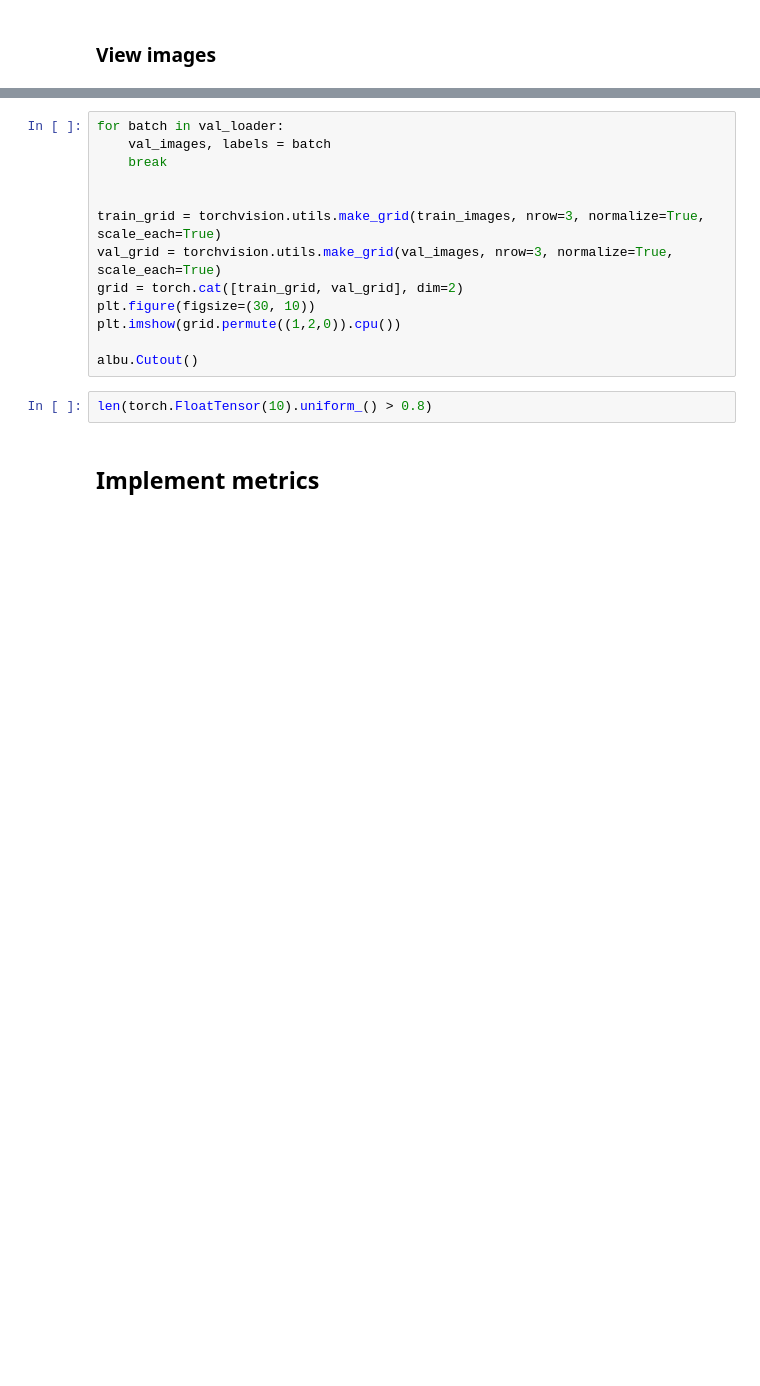
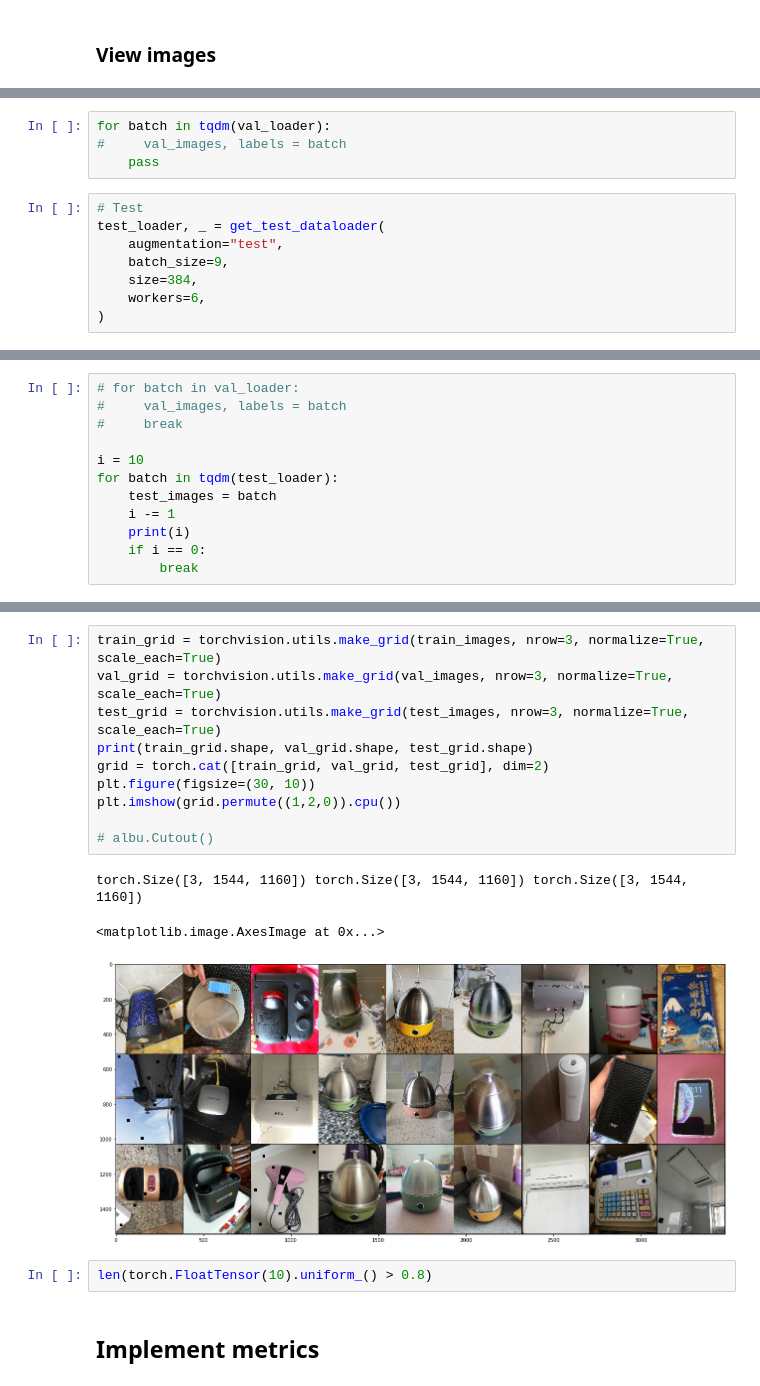
Before and after one commit to zakajd/huawei2020, a Jupyter notebook: notebooks/1_EDA_Jamil.ipynb, the cells around one changed output, grey strips where cells are left out. Cells and saved outputs as stored; diff of their text form; blank space fills up the shorter version.

```diff
--- a/notebooks/1_EDA_Jamil.ipynb
+++ b/notebooks/1_EDA_Jamil.ipynb
@@ -255,0 +215,12 @@ train_loader, val_loader = get_dataloaders(
+# %%
+for batch in tqdm(val_loader):
+#     val_images, labels = batch
+    pass
+# %%
+# Test
+test_loader, _ = get_test_dataloader(
+    augmentation="test",
+    batch_size=9,
+    size=384,
+    workers=6,
+)
@@ -259,0 +233,12 @@ for batch in tqdm(train_loader):
+# %%
+# for batch in val_loader:
+#     val_images, labels = batch
+#     break
+
+i = 10
+for batch in tqdm(test_loader):
+    test_images = batch
+    i -= 1
+    print(i)
+    if i == 0:
+        break
@@ -260,16 +256,17 @@ for batch in tqdm(train_loader):
 # %%
-for batch in val_loader:
-    val_images, labels = batch
-    break
-
-
 train_grid = torchvision.utils.make_grid(train_images, nrow=3, normalize=True, scale_each=True)
 val_grid = torchvision.utils.make_grid(val_images, nrow=3, normalize=True, scale_each=True)
-grid = torch.cat([train_grid, val_grid], dim=2)
+test_grid = torchvision.utils.make_grid(test_images, nrow=3, normalize=True, scale_each=True)
+print(train_grid.shape, val_grid.shape, test_grid.shape)
+grid = torch.cat([train_grid, val_grid, test_grid], dim=2)
 plt.figure(figsize=(30, 10))
 plt.imshow(grid.permute((1,2,0)).cpu())
 
-albu.Cutout()
+# albu.Cutout()
+# %% [output]
+torch.Size([3, 1544, 1160]) torch.Size([3, 1544, 1160]) torch.Size([3, 1544, 1160])
+<matplotlib.image.AxesImage at 0x...>
+[figure, added]
 # %%
 len(torch.FloatTensor(10).uniform_() > 0.8)
 # %% [markdown]
```
Also changed, not shown: parts of 15 cells of this notebook, 4 other files.
